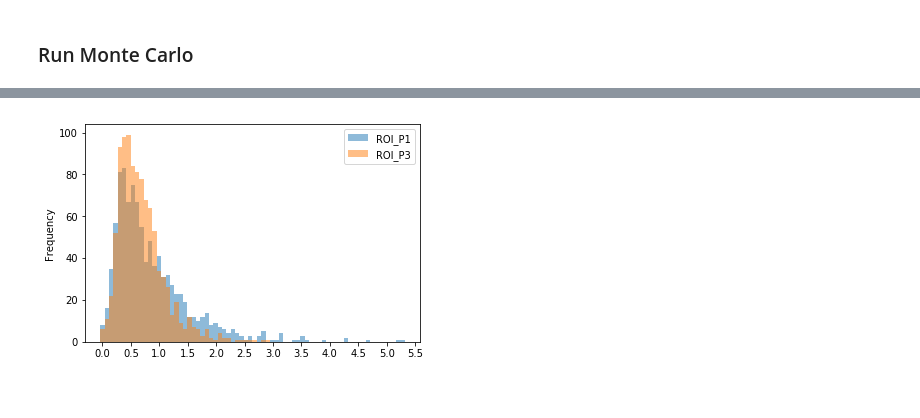
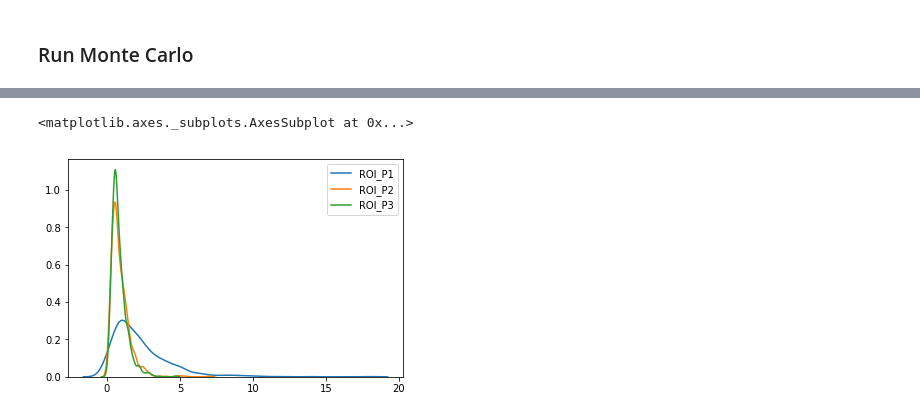
Before and after one commit to oliverfoster27/Monte-Carlo-Real-Estate, a Jupyter notebook: Monte Carlo Simulation.ipynb, the cells around one changed output, grey strips where cells are left out. Saved outputs shown, nothing was run; the diff lists cells and outputs as text; code cells hidden in the pictures.

```diff
--- a/Monte Carlo Simulation.ipynb
+++ b/Monte Carlo Simulation.ipynb
@@ -15,8 +16,8 @@ from montecarlo import create_sp_return_generator, create_housing_return_generat
 # %%
 data = []
 for epoch in range(1, 1000):
-    _, ROI_P1 = one_sim(380_000, 25, 30, verbose=0)
-    _, ROI_P2 = one_sim(0, 25, 30, verbose=0)
-    _, ROI_P3 = one_sim(450_000, 25, 30, verbose=0)
+    _, ROI_P1 = one_sim(350, 20, 30, verbose=0)
+    _, ROI_P2 = one_sim(400_000, 30, 30, verbose=0)
+    _, ROI_P3 = one_sim(430_000, 30, 30, verbose=0)
     data.append({'Epoch': epoch, 'ROI_P1': ROI_P1, 'ROI_P2': ROI_P2, 'ROI_P3': ROI_P3})
 results = pd.DataFrame(data)
@@ -29,5 +24,7 @@ ax.xaxis.set_major_locator(MultipleLocator(1))
-# %%
-ax = results[['ROI_P1', 'ROI_P3']].plot.hist(bins=70, alpha=0.5)
-ax.xaxis.set_major_locator(MultipleLocator(0.5))
-# %% [output]
-[figure, removed]
+# %%
+sns.kdeplot(results['ROI_P1'])
+sns.kdeplot(results['ROI_P2'])
+sns.kdeplot(results['ROI_P3'])
+# %% [output]
+<matplotlib.axes._subplots.AxesSubplot at 0x...>
+[figure, added]
```
Also changed, not shown: parts of 3 cells of this notebook, 2 other files.
